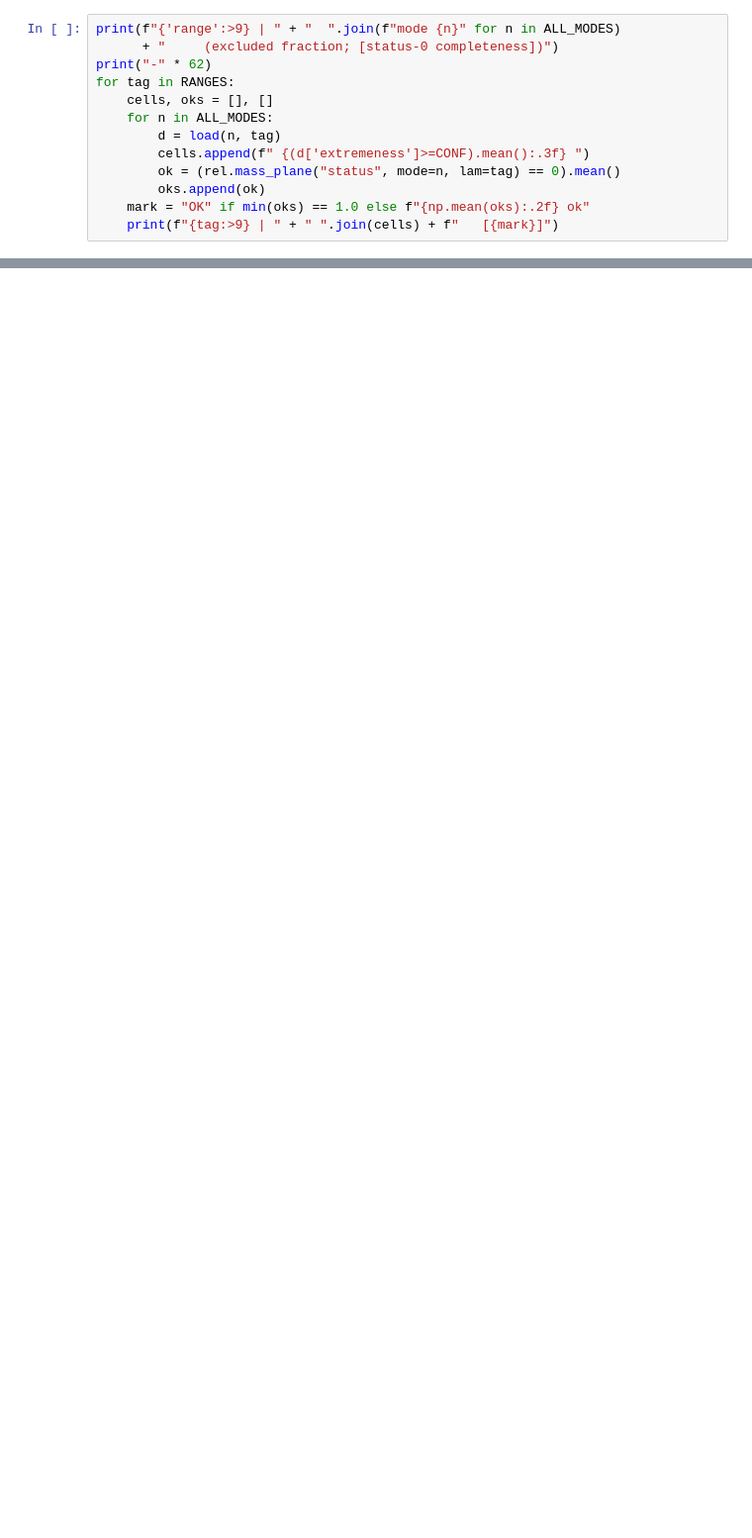
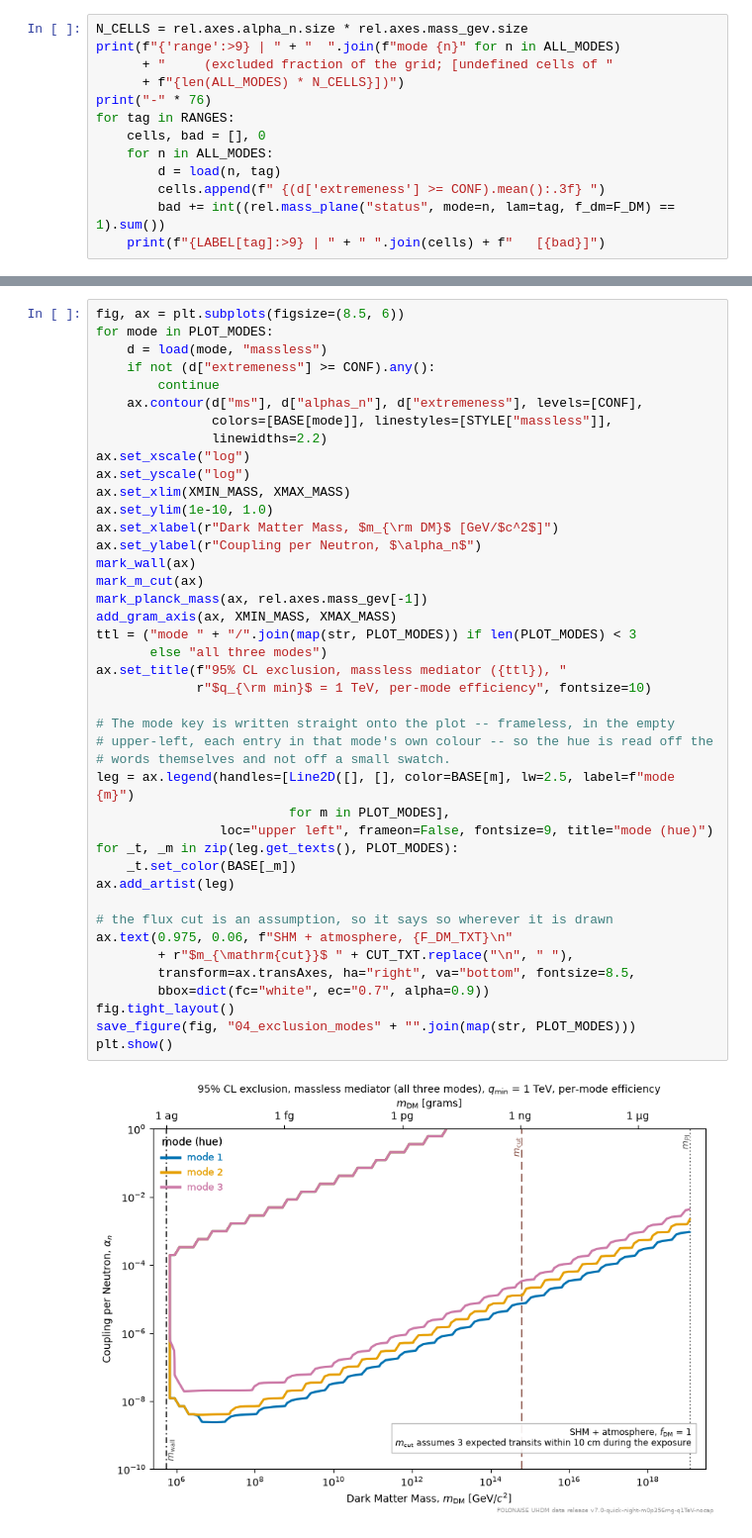
Before and after one commit to PolonaiseExperiment/luhdm, a Jupyter notebook: notebooks/04_mode_comparison.ipynb, the cells around one changed output, grey strips where cells are left out. Shown at 99% size. Saved outputs shown, nothing was run; the diff lists cells and outputs as text; blank space fills up the shorter version.

```diff
--- a/notebooks/04_mode_comparison.ipynb
+++ b/notebooks/04_mode_comparison.ipynb
@@ -86,14 +234,14 @@ def load(mode, tag):
 # %%
+N_CELLS = rel.axes.alpha_n.size * rel.axes.mass_gev.size
 print(f"{'range':>9} | " + "  ".join(f"mode {n}" for n in ALL_MODES)
-      + "     (excluded fraction; [status-0 completeness])")
-print("-" * 62)
+      + "     (excluded fraction of the grid; [undefined cells of "
+      + f"{len(ALL_MODES) * N_CELLS}])")
+print("-" * 76)
 for tag in RANGES:
-    cells, oks = [], []
+    cells, bad = [], 0
     for n in ALL_MODES:
         d = load(n, tag)
-        cells.append(f" {(d['extremeness']>=CONF).mean():.3f} ")
-        ok = (rel.mass_plane("status", mode=n, lam=tag) == 0).mean()
-        oks.append(ok)
-    mark = "OK" if min(oks) == 1.0 else f"{np.mean(oks):.2f} ok"
-    print(f"{tag:>9} | " + " ".join(cells) + f"   [{mark}]")
+        cells.append(f" {(d['extremeness'] >= CONF).mean():.3f} ")
+        bad += int((rel.mass_plane("status", mode=n, lam=tag, f_dm=F_DM) == 1).sum())
+    print(f"{LABEL[tag]:>9} | " + " ".join(cells) + f"   [{bad}]")
 # %% [output]
@@ -226,0 +271,44 @@ mediator_panels(False, "04_mediator_vs_coupling",
+# %%
+fig, ax = plt.subplots(figsize=(8.5, 6))
+for mode in PLOT_MODES:
+    d = load(mode, "massless")
+    if not (d["extremeness"] >= CONF).any():
+        continue
+    ax.contour(d["ms"], d["alphas_n"], d["extremeness"], levels=[CONF],
+               colors=[BASE[mode]], linestyles=[STYLE["massless"]],
+               linewidths=2.2)
+ax.set_xscale("log")
+ax.set_yscale("log")
+ax.set_xlim(XMIN_MASS, XMAX_MASS)
+ax.set_ylim(1e-10, 1.0)
+ax.set_xlabel(r"Dark Matter Mass, $m_{\rm DM}$ [GeV/$c^2$]")
+ax.set_ylabel(r"Coupling per Neutron, $\alpha_n$")
+mark_wall(ax)
+mark_m_cut(ax)
+mark_planck_mass(ax, rel.axes.mass_gev[-1])
+add_gram_axis(ax, XMIN_MASS, XMAX_MASS)
+ttl = ("mode " + "/".join(map(str, PLOT_MODES)) if len(PLOT_MODES) < 3
+       else "all three modes")
+ax.set_title(f"95% CL exclusion, massless mediator ({ttl}), "
+             r"$q_{\rm min}$ = 1 TeV, per-mode efficiency", fontsize=10)
+
+# The mode key is written straight onto the plot -- frameless, in the empty
+# upper-left, each entry in that mode's own colour -- so the hue is read off the
+# words themselves and not off a small swatch.
+leg = ax.legend(handles=[Line2D([], [], color=BASE[m], lw=2.5, label=f"mode {m}")
+                         for m in PLOT_MODES],
+                loc="upper left", frameon=False, fontsize=9, title="mode (hue)")
+for _t, _m in zip(leg.get_texts(), PLOT_MODES):
+    _t.set_color(BASE[_m])
+ax.add_artist(leg)
+
+# the flux cut is an assumption, so it says so wherever it is drawn
+ax.text(0.975, 0.06, f"SHM + atmosphere, {F_DM_TXT}\n"
+        + r"$m_{\mathrm{cut}}$ " + CUT_TXT.replace("\n", " "),
+        transform=ax.transAxes, ha="right", va="bottom", fontsize=8.5,
+        bbox=dict(fc="white", ec="0.7", alpha=0.9))
+fig.tight_layout()
+save_figure(fig, "04_exclusion_modes" + "".join(map(str, PLOT_MODES)))
+plt.show()
+# %% [output]
+[figure, added]
```
Also changed, not shown: parts of 21 cells of this notebook, 13 other files.
